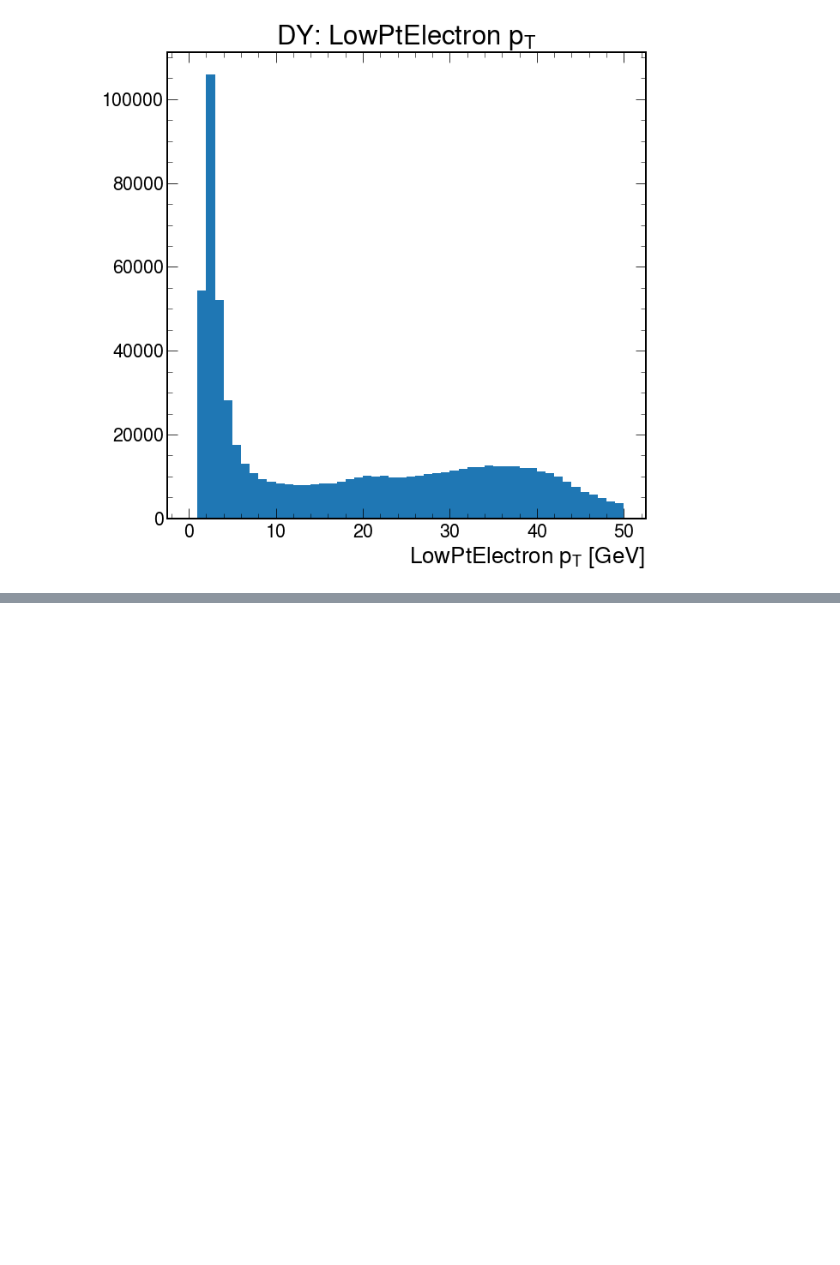
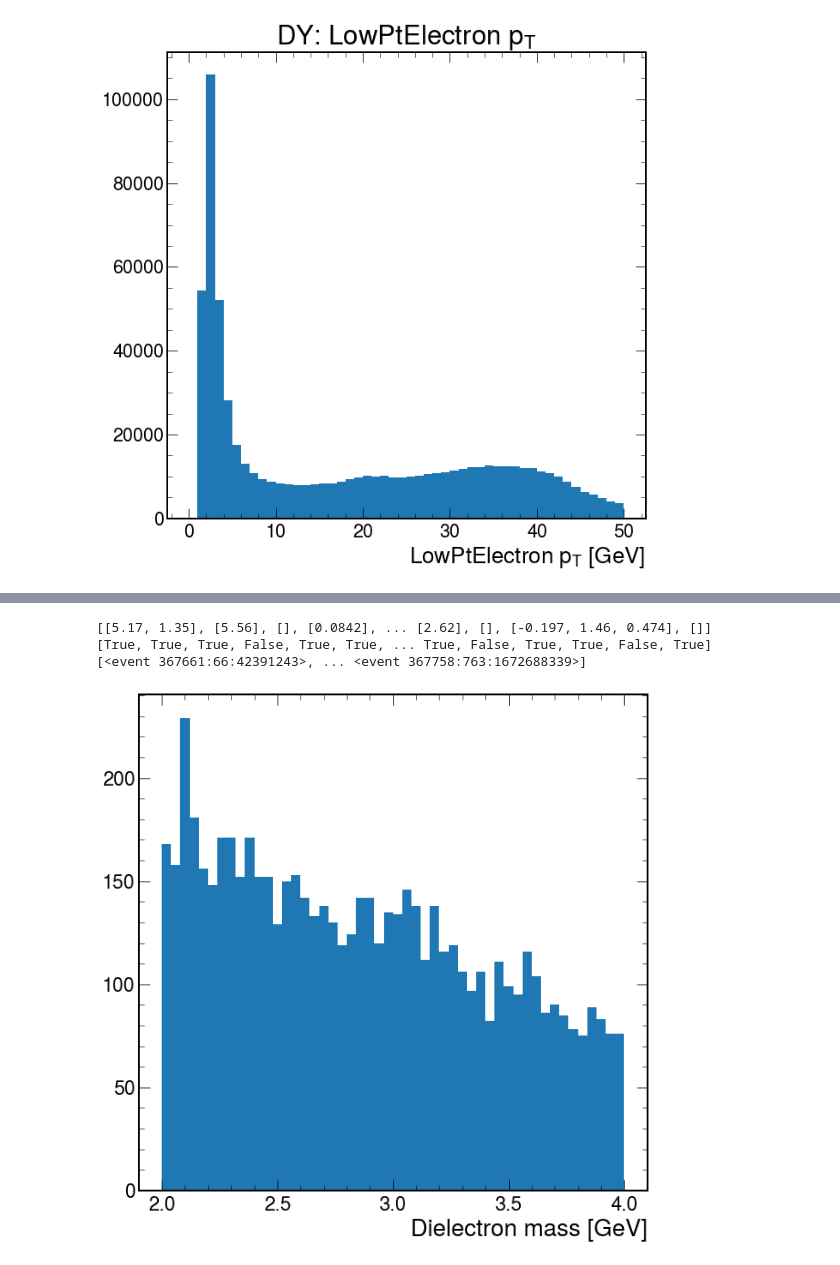
Before and after one commit to FNALLPC/egamma-hats, a Jupyter notebook: exercise-3.ipynb, the cells around one changed output, grey strips where cells are left out. Drawn from its saved outputs; the diff is of its cells as text; code cells hidden in the pictures; blank space fills up the shorter version.

Commit message:
Exercise 3: add todo for students... make plots using data.

```diff
--- a/exercise-3.ipynb
+++ b/exercise-3.ipynb
@@ -268,0 +258,18 @@ ax.hist(ak.flatten(mass), bins = np.linspace(2, 4, 51));
+# %%
+# low pt electrons: dielectron mass
+
+fig, ax = plt.subplots()
+ax.set_xlabel(r'Dielectron mass [GeV]')
+event_cut = ak.all(dataevents.LowPtElectron.ID > 1.0, axis = 1)
+print(dataevents.LowPtElectron.ID)
+print(event_cut)
+print(dataevents[event_cut])
+
+ee = ak.combinations(dataevents[event_cut].Electron, 2, fields = ["e0", "e1"])
+mass = (ee.e0 + ee.e1).mass
+ax.hist(ak.flatten(mass), bins = np.linspace(2, 4, 51));
+# %% [output]
+[[5.17, 1.35], [5.56], [], [0.0842], ... [2.62], [], [-0.197, 1.46, 0.474], []]
+[True, True, True, False, True, True, ... True, False, True, True, False, True]
+[<event 367661:66:42391243>, ... <event 367758:763:1672688339>]
+[figure, added]
```
Also changed, not shown: parts of 18 cells of this notebook.
